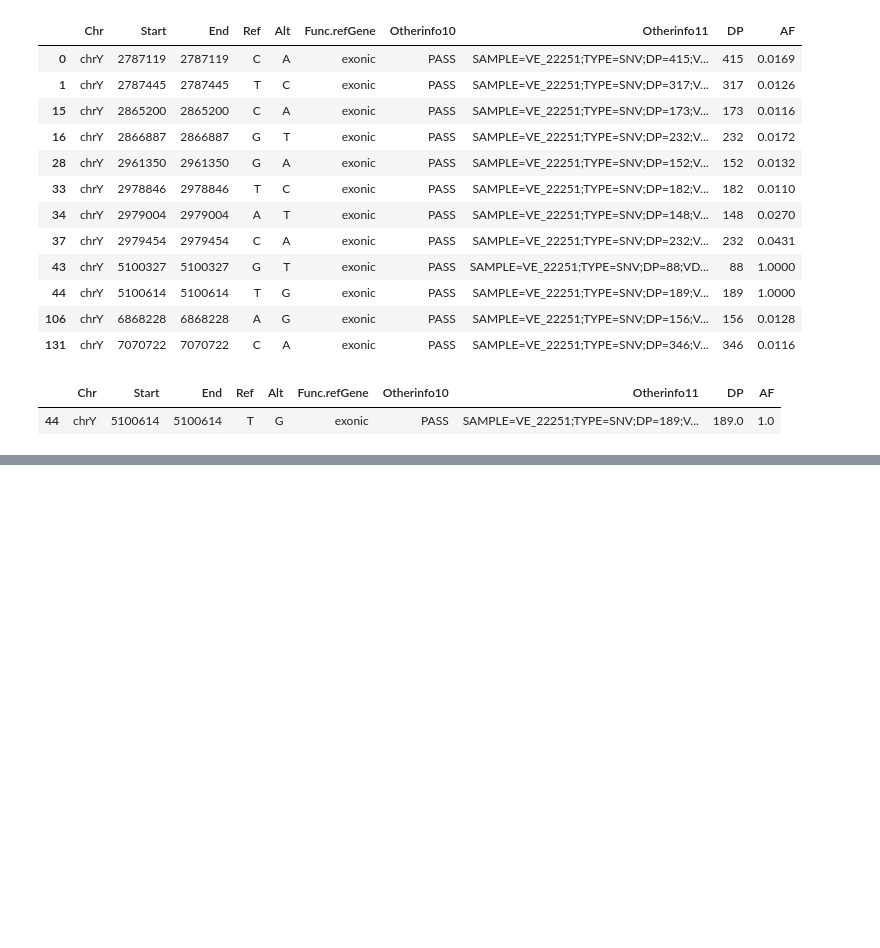
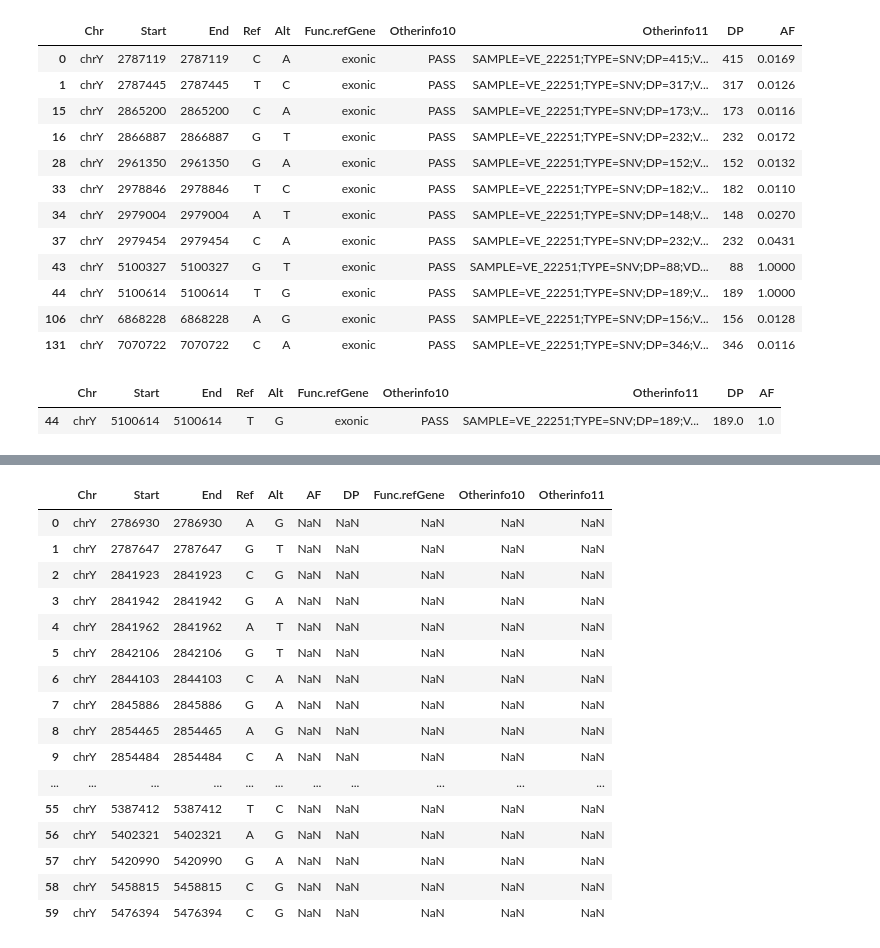
Before and after one commit to SeebinJwad/next-gen-annotation, a Jupyter notebook: main.ipynb, the cells around one changed output, grey strips where cells are left out. Saved outputs shown, nothing was run; the diff lists cells and outputs as text; code cells hidden in the pictures; blank space fills up the shorter version.

```diff
--- a/main.ipynb
+++ b/main.ipynb
@@ -117,3 +58,49 @@ display(df)
+# %%
+def subtraction(df1, df2):
+    # joins cols 1 - start -> 4 - alt, concat df2 col at btm of df1 col
+    uqid_df1 = df1[df1.columns[1:4]].apply(lambda x: ''.join(x.astype(str)),axis=1).squeeze()
+    uqid_df2 = df2[df2.columns[1:4]].apply(lambda x: ''.join(x.astype(str)),axis=1).squeeze()
+    uqid = pd.concat([uqid_df1, uqid_df2], ignore_index=True)
+
+    uqid_df = pd.DataFrame({'idx':np.arange(0, len(uqid.index))}, index=uqid)
+    uqid_df.reset_index(inplace=True)
+    uqid_df = uqid_df.sort_index().groupby('index').filter(lambda x: len(x) == 1)
+
+    idx_arr = uqid_df['idx'].to_numpy()
+    sep_dfs = np.searchsorted(idx_arr, len(uqid_df1.index), side='right')
+
+    # [1,3,5] -> [2,4], gets index of values that should be dropped
+    invert_arr = lambda arr: np.array(sorted(set(range(arr[0], arr[-1] + 1)).difference(arr)))
+
+    df1_drop_idxs = invert_arr(idx_arr[:sep_dfs])
+    df2_drop_idxs = invert_arr(idx_arr[sep_dfs:]) - len(uqid_df1.index)
+    df1.drop(df1.index[[df1_drop_idxs]])
+    df2.drop(df2.index[[df2_drop_idxs]])
+
+    return df2
+# %%
+df2_ = pd.read_csv("chrY_22243.csv", usecols=["Chr", "Start", "End", "Ref", "Alt"], sep='\t')
+df2_ = df2_.append(df.iloc[-1])
+sub_df1 = subtraction(df, df2_)
+display(sub_df1[:60])
+# %% [output]
+|  | Chr | Start | End | Ref | Alt | AF | DP | Func.refGene | Otherinfo10 | Otherinfo11 |
+| 0 | chrY | 2786930 | 2786930 | A | G | NaN | NaN | NaN | NaN | NaN |
+| 1 | chrY | 2787647 | 2787647 | G | T | NaN | NaN | NaN | NaN | NaN |
+| 2 | chrY | 2841923 | 2841923 | C | G | NaN | NaN | NaN | NaN | NaN |
+| 3 | chrY | 2841942 | 2841942 | G | A | NaN | NaN | NaN | NaN | NaN |
+| 4 | chrY | 2841962 | 2841962 | A | T | NaN | NaN | NaN | NaN | NaN |
+| 5 | chrY | 2842106 | 2842106 | G | T | NaN | NaN | NaN | NaN | NaN |
+| 6 | chrY | 2844103 | 2844103 | C | A | NaN | NaN | NaN | NaN | NaN |
+| 7 | chrY | 2845886 | 2845886 | G | A | NaN | NaN | NaN | NaN | NaN |
+| 8 | chrY | 2854465 | 2854465 | A | G | NaN | NaN | NaN | NaN | NaN |
+| 9 | chrY | 2854484 | 2854484 | C | A | NaN | NaN | NaN | NaN | NaN |
+| ... | ... | ... | ... | ... | ... | ... | ... | ... | ... | ... |
+| 55 | chrY | 5387412 | 5387412 | T | C | NaN | NaN | NaN | NaN | NaN |
+| 56 | chrY | 5402321 | 5402321 | A | G | NaN | NaN | NaN | NaN | NaN |
+| 57 | chrY | 5420990 | 5420990 | G | A | NaN | NaN | NaN | NaN | NaN |
+| 58 | chrY | 5458815 | 5458815 | C | G | NaN | NaN | NaN | NaN | NaN |
+| 59 | chrY | 5476394 | 5476394 | C | G | NaN | NaN | NaN | NaN | NaN |
 # %%
 #TODO: make option to see what is NA and what is not NA
 #TODO: make program and functions run on a class
```
Also changed, not shown: parts of 3 cells of this notebook.
